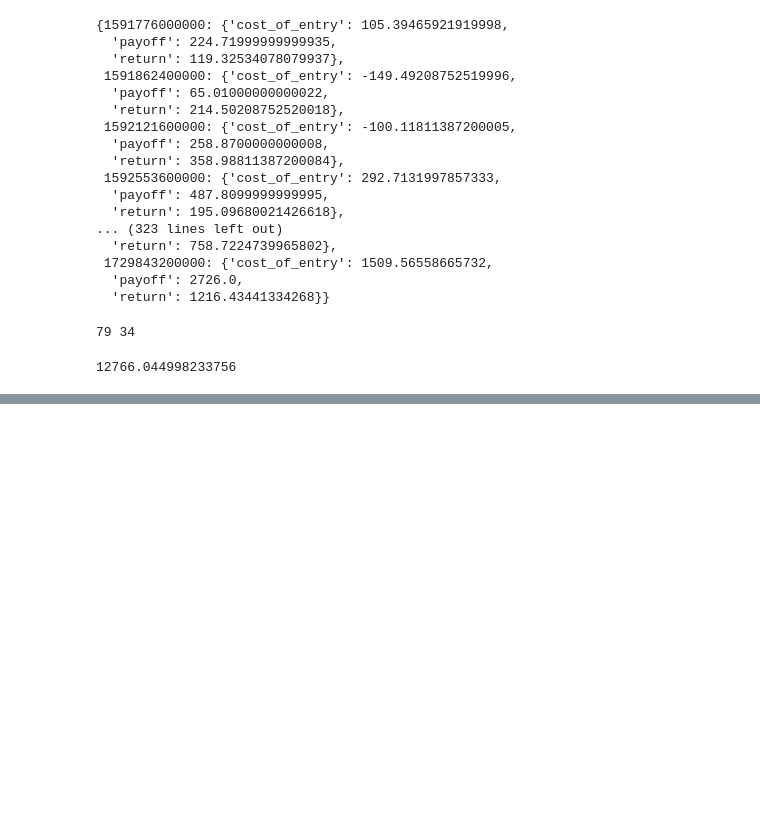
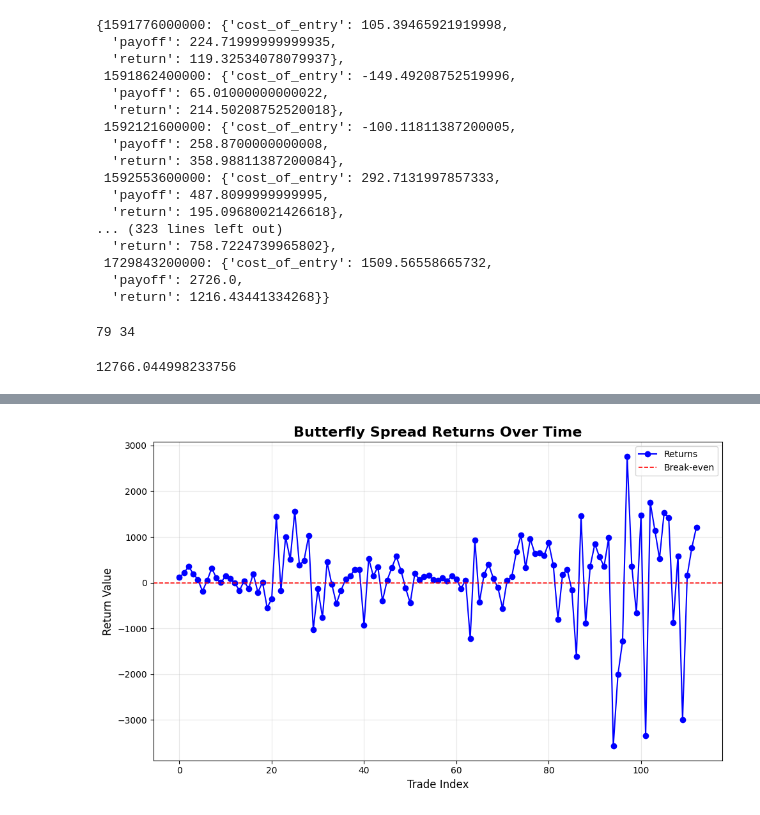
Before and after one commit to Gabriel31921/Volatility-study, a Jupyter notebook: Volatility.ipynb, the cells around one changed output, grey strips where cells are left out. Cells and saved outputs as stored; diff of their text form; code cells hidden in the pictures; blank space fills up the shorter version.

```diff
--- a/Volatility.ipynb
+++ b/Volatility.ipynb
@@ -468,6 +468,9 @@ with open('Options data from 15JUL2016-BTC.json', 'w') as f:
     json.dump(options_data, f)
 # %%
 #E
+with open('Options data from 15JUL2016-BTC.json', 'r') as f:
+    options_data = json.load(f)
+
 options_data[0]
 # %% [output]
 {'tick_size_steps': [],
@@ -1118,0 +1127,21 @@ cumulative_returns
+# %%
+#W
+portfolio = 10000
+returns = []
+
+for k, v in results.items():
+    portfolio += v['return']
+    returns.append(v['return'])
+
+plt.figure(figsize=(10, 6))
+plt.plot(returns, marker='o', linestyle='-', color='b', label="Returns")
+plt.axhline(0, color='red', linestyle='--', linewidth=1.2, label="Break-even")
+plt.title("Butterfly Spread Returns Over Time", fontsize=16, weight="bold")
+plt.xlabel("Trade Index", fontsize=12)
+plt.ylabel("Return Value", fontsize=12)
+plt.grid(alpha=0.3)
+plt.legend()
+plt.tight_layout()
+plt.show()
+# %% [output]
+[figure, added]
```
Also changed, not shown: parts of 13 cells of this notebook, 1 other file.
